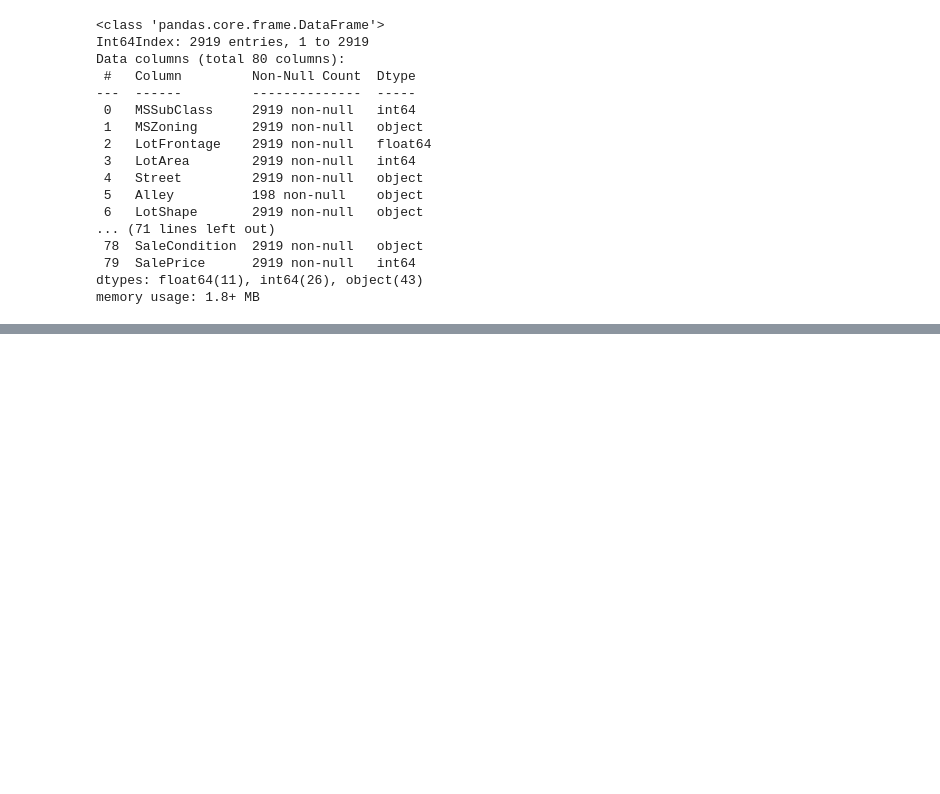
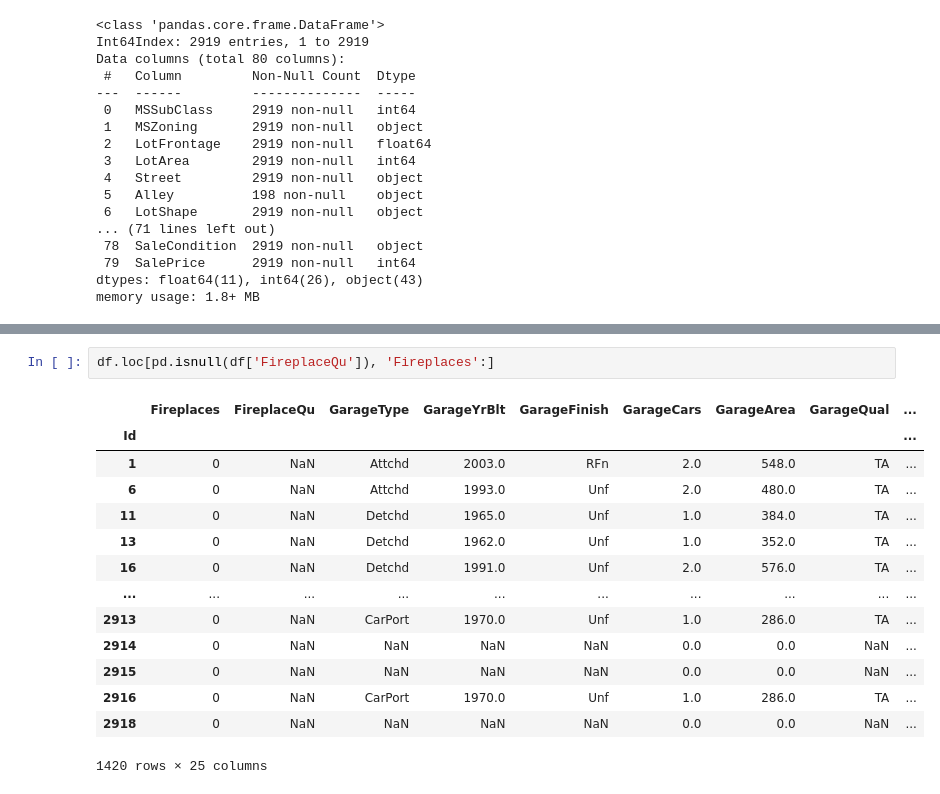
Before and after one commit to AnirudhAchal/Housing-Prices, a Jupyter notebook: Notebooks/Housing Prices .ipynb, the cells around one changed output, grey strips where cells are left out. Drawn from its saved outputs; the diff is of its cells as text; blank space fills up the shorter version.

```diff
--- a/Notebooks/Housing Prices .ipynb
+++ b/Notebooks/Housing Prices .ipynb
@@ -1863,0 +1884,17 @@ memory usage: 1.8+ MB
+# %%
+df.loc[pd.isnull(df['FireplaceQu']), 'Fireplaces':]
+# %% [output]
+|  | Fireplaces | FireplaceQu | GarageType | GarageYrBlt | GarageFinish | GarageCars | GarageArea | GarageQual | ... |
+| Id |  |  |  |  |  |  |  |  | ... |
+| 1 | 0 | NaN | Attchd | 2003.0 | RFn | 2.0 | 548.0 | TA | ... |
+| 6 | 0 | NaN | Attchd | 1993.0 | Unf | 2.0 | 480.0 | TA | ... |
+| 11 | 0 | NaN | Detchd | 1965.0 | Unf | 1.0 | 384.0 | TA | ... |
+| 13 | 0 | NaN | Detchd | 1962.0 | Unf | 1.0 | 352.0 | TA | ... |
+| 16 | 0 | NaN | Detchd | 1991.0 | Unf | 2.0 | 576.0 | TA | ... |
+| ... | ... | ... | ... | ... | ... | ... | ... | ... | ... |
+| 2913 | 0 | NaN | CarPort | 1970.0 | Unf | 1.0 | 286.0 | TA | ... |
+| 2914 | 0 | NaN | NaN | NaN | NaN | 0.0 | 0.0 | NaN | ... |
+| 2915 | 0 | NaN | NaN | NaN | NaN | 0.0 | 0.0 | NaN | ... |
+| 2916 | 0 | NaN | CarPort | 1970.0 | Unf | 1.0 | 286.0 | TA | ... |
+| 2918 | 0 | NaN | NaN | NaN | NaN | 0.0 | 0.0 | NaN | ... |
+1420 rows × 25 columns
```
Also changed, not shown: parts of 9 cells of this notebook.
